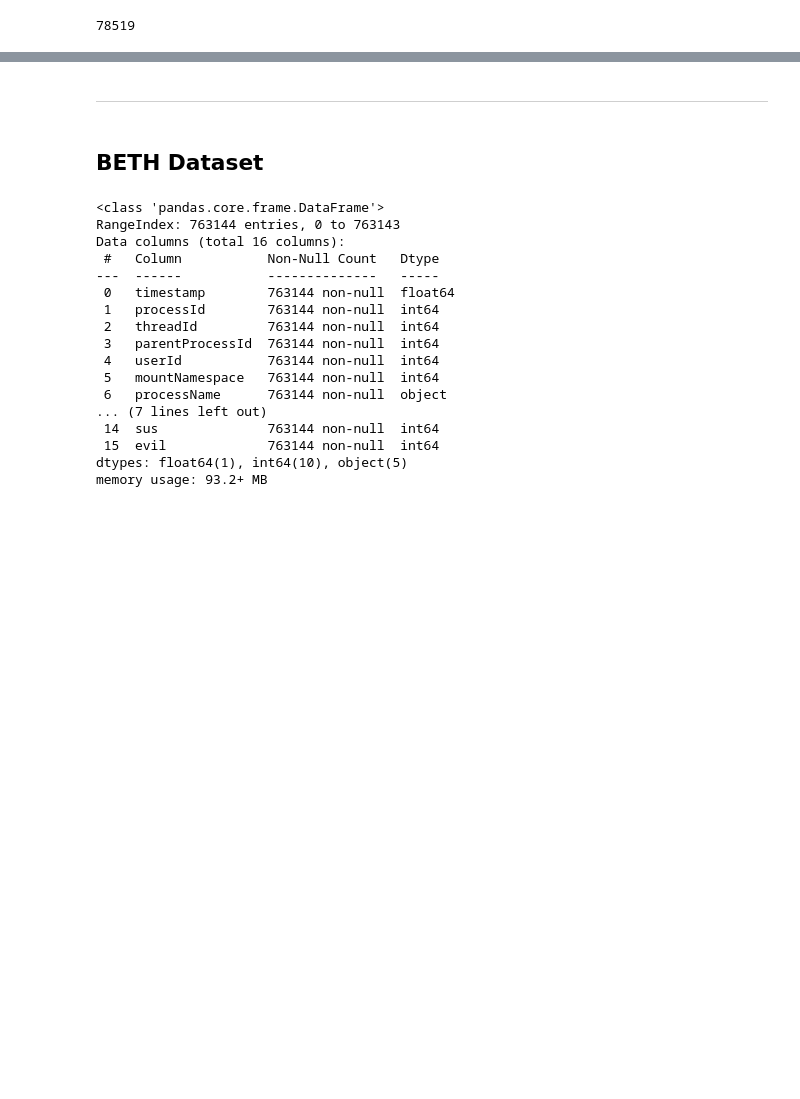
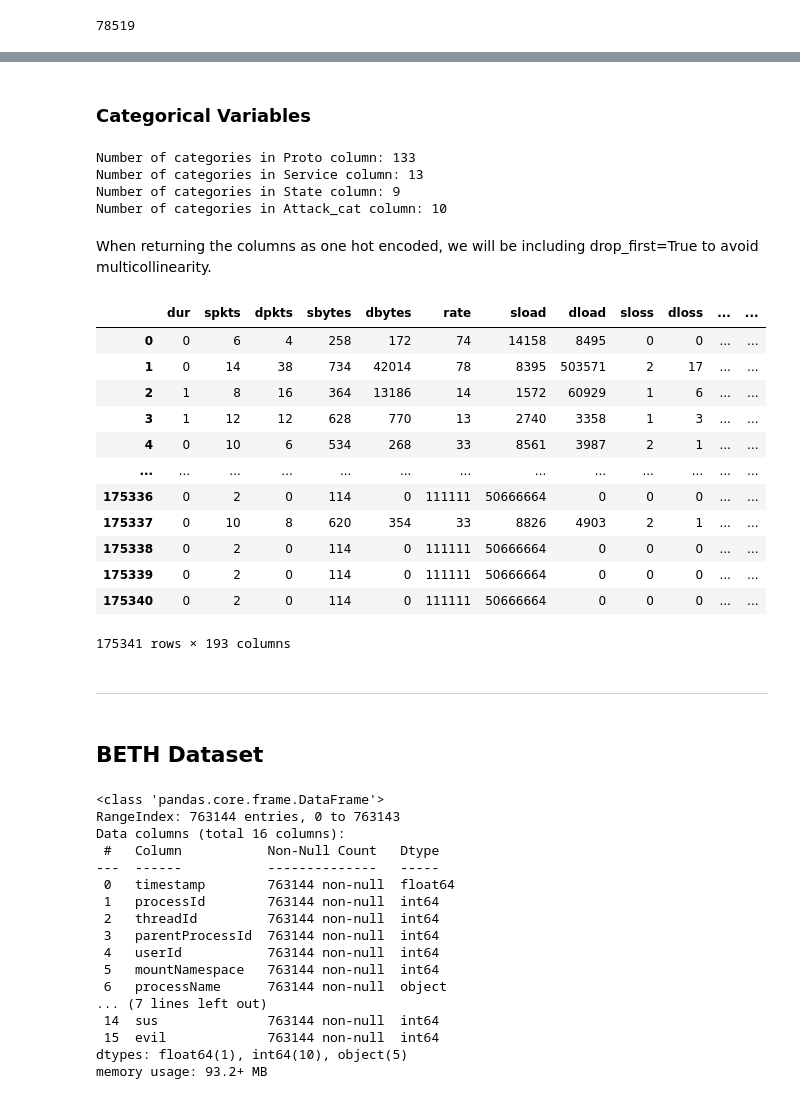
Before and after one commit to famorcam14/AI-for-leaders, a Jupyter notebook: OMDS-ModB2-Week2-Famorca-Mickal.ipynb, the cells around one changed output, grey strips where cells are left out. Drawn from its saved outputs; the diff is of its cells as text; code cells hidden in the pictures; blank space fills up the shorter version.

```diff
--- a/OMDS-ModB2-Week2-Famorca-Mickal.ipynb
+++ b/OMDS-ModB2-Week2-Famorca-Mickal.ipynb
@@ -168,3 +254,34 @@ UNSW_df.duplicated().sum()
+# %% [markdown]
+### Categorical Variables
+# %%
+print(f"Number of categories in Proto column: {len(UNSW_df['proto'].value_counts())}")
+print(f"Number of categories in Service column: {len(UNSW_df['service'].value_counts())}")
+print(f"Number of categories in State column: {len(UNSW_df['state'].value_counts())}")
+print(f"Number of categories in Attack_cat column: {len(UNSW_df['attack_cat'].value_counts())}")
+# %% [output]
+Number of categories in Proto column: 133
+Number of categories in Service column: 13
+Number of categories in State column: 9
+Number of categories in Attack_cat column: 10
+# %% [markdown]
+When returning the columns as one hot encoded, we will be including drop_first=True to avoid multicollinearity.
+# %%
+UNSW_df = pd.get_dummies(UNSW_df, drop_first=True).astype(int)
+UNSW_df
+# %% [output]
+|  | dur | spkts | dpkts | sbytes | dbytes | rate | sload | dload | sloss | dloss | ... | ... |
+| 0 | 0 | 6 | 4 | 258 | 172 | 74 | 14158 | 8495 | 0 | 0 | ... | ... |
+| 1 | 0 | 14 | 38 | 734 | 42014 | 78 | 8395 | 503571 | 2 | 17 | ... | ... |
+| 2 | 1 | 8 | 16 | 364 | 13186 | 14 | 1572 | 60929 | 1 | 6 | ... | ... |
+| 3 | 1 | 12 | 12 | 628 | 770 | 13 | 2740 | 3358 | 1 | 3 | ... | ... |
+| 4 | 0 | 10 | 6 | 534 | 268 | 33 | 8561 | 3987 | 2 | 1 | ... | ... |
+| ... | ... | ... | ... | ... | ... | ... | ... | ... | ... | ... | ... | ... |
+| 175336 | 0 | 2 | 0 | 114 | 0 | 111111 | 50666664 | 0 | 0 | 0 | ... | ... |
+| 175337 | 0 | 10 | 8 | 620 | 354 | 33 | 8826 | 4903 | 2 | 1 | ... | ... |
+| 175338 | 0 | 2 | 0 | 114 | 0 | 111111 | 50666664 | 0 | 0 | 0 | ... | ... |
+| 175339 | 0 | 2 | 0 | 114 | 0 | 111111 | 50666664 | 0 | 0 | 0 | ... | ... |
+| 175340 | 0 | 2 | 0 | 114 | 0 | 111111 | 50666664 | 0 | 0 | 0 | ... | ... |
+175341 rows × 193 columns
 # %% [markdown]
 ---
 # %% [markdown]
```
Also changed, not shown: parts of 17 cells of this notebook, 2 other files.
